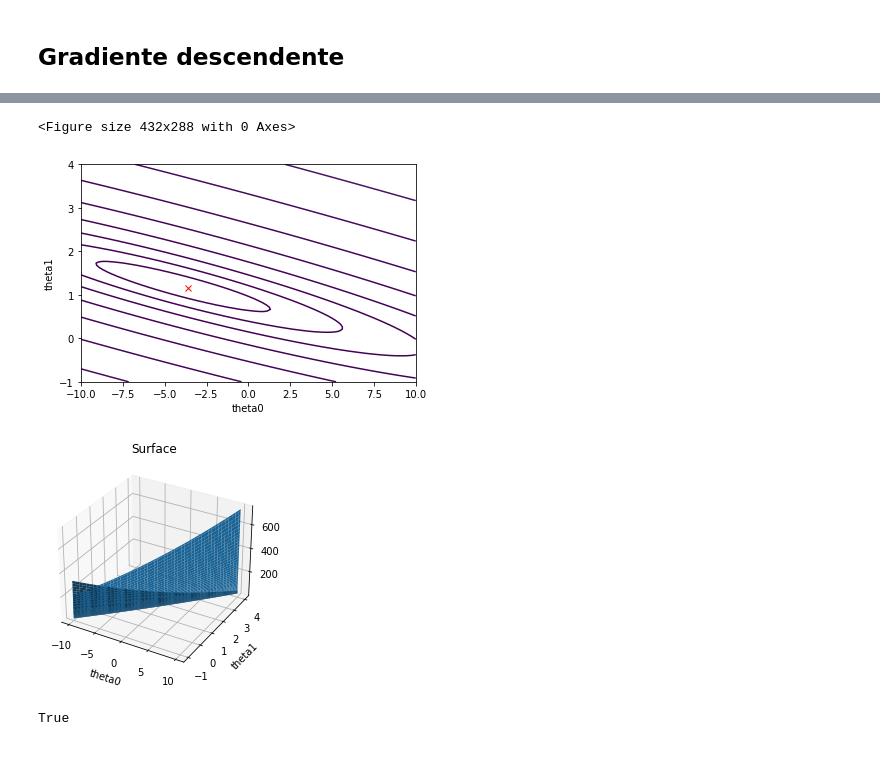
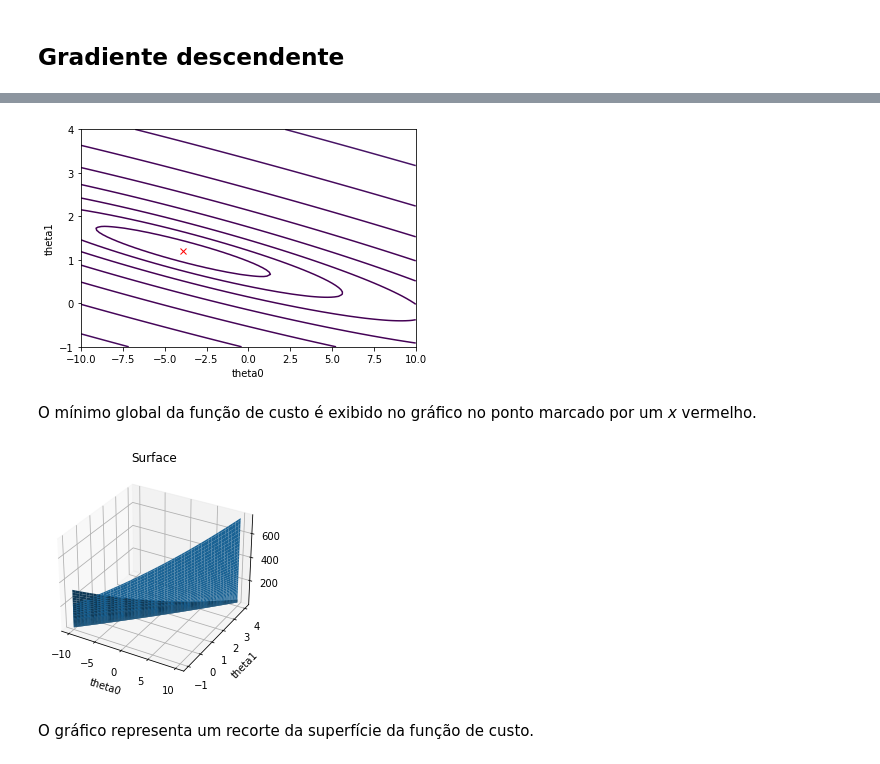
Before and after one commit to renatoor/machine-learning, a Jupyter notebook: T1/regressao-linear-simples.ipynb, the cells around one changed output, grey strips where cells are left out. Saved outputs shown, nothing was run; the diff lists cells and outputs as text; code cells hidden in the pictures.

```diff
--- a/T1/regressao-linear-simples.ipynb
+++ b/T1/regressao-linear-simples.ipynb
@@ -88,30 +128,33 @@ Lucro em regiões com população de 70.000 habitantes: 45342.45012944714
 # %%
+# Inicialização dos valores para plotagem dos gráficos
 theta0_values = np.linspace(-10, 10, 100)
 theta1_values = np.linspace(-1, 4, 100)
 
 J = np.zeros((len(theta0_values), len(theta1_values)))
 
 for i, theta0 in enumerate(theta0_values):
-  for j, theta1 in enumerate(theta1_values):
-    J[i,j] = compute_cost(X_ones, y, [theta0, theta1])
-
-fig = plt.figure()
-fig, ax = plt.subplots()
-ax.contour(theta0_values, theta1_values, J.T, levels=np.logspace(-1, 4, 20))
-ax.plot(theta[0], theta[1], 'rx')
-plt.xlabel('theta0')
-plt.ylabel('theta1')
-plt.show()
-
-fig = plt.figure()
-ax = fig.gca(projection='3d')
-ax.plot_surface(theta0_values, theta1_values, J.T)
-plt.xlabel('theta0')
-plt.ylabel('theta1')
-plt.title('Surface')
-plt.show()
+    for j, theta1 in enumerate(theta1_values):
+        J[i,j] = compute_cost(X_ones, y, [theta0, theta1])
-# %% [output]
-<Figure size 432x288 with 0 Axes>
-[figure, removed]
-[figure, removed]
-True
+# %%
+fig, ax = plt.subplots()
+ax.contour(theta0_values, theta1_values, J.T, levels=np.logspace(-1, 4, 20))
+ax.plot(theta_fit[0], theta_fit[1], 'rx')
+plt.xlabel('theta0')
+plt.ylabel('theta1')
+plt.show()
+# %% [output]
+[figure, added]
+# %% [markdown]
+O mínimo global da função de custo é exibido no gráfico no ponto marcado por um *x* vermelho.
+# %%
+fig = plt.figure()
+ax = fig.gca(projection='3d')
+ax.plot_surface(theta0_values, theta1_values, J.T)
+plt.xlabel('theta0')
+plt.ylabel('theta1')
+plt.title('Surface')
+plt.show()
+# %% [output]
+[figure, added]
+# %% [markdown]
+O gráfico representa um recorte da superfície da função de custo.
```
Also changed, not shown: parts of 13 cells of this notebook, 5 other files.
